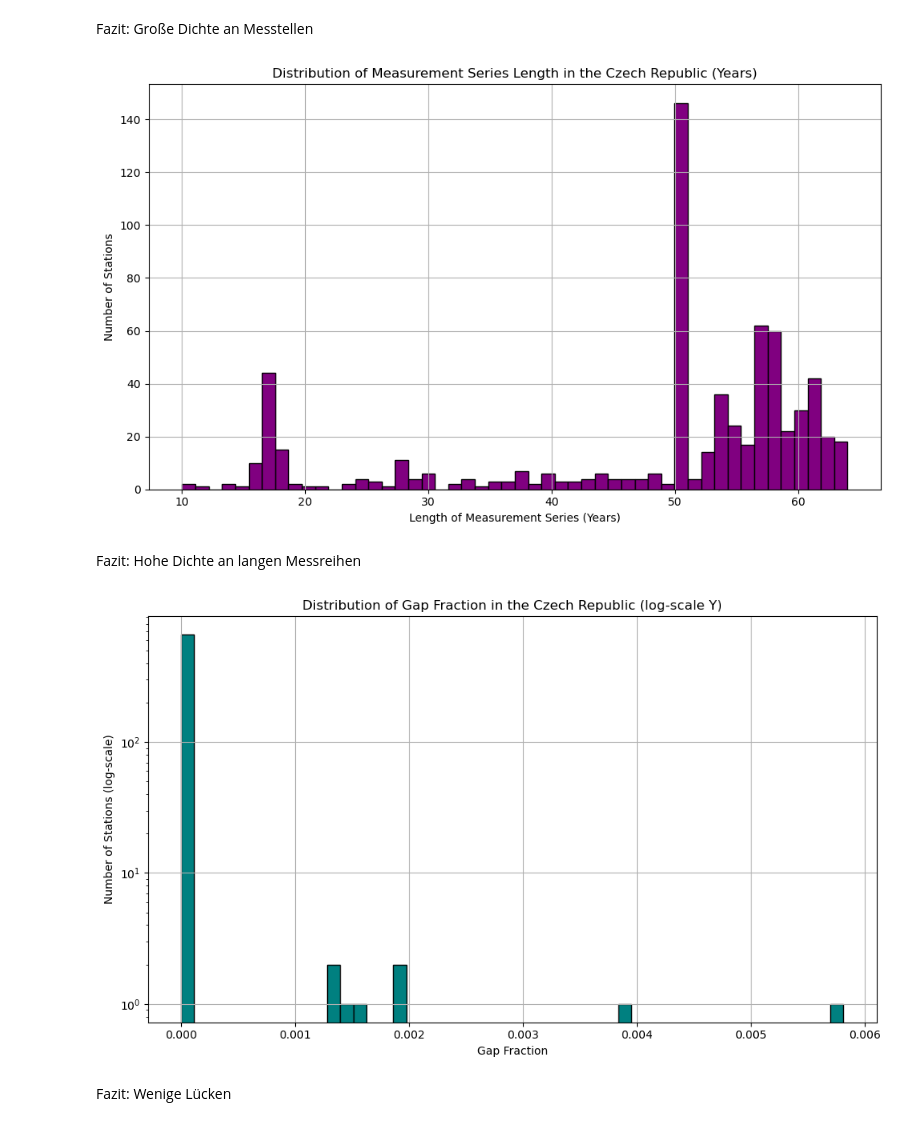
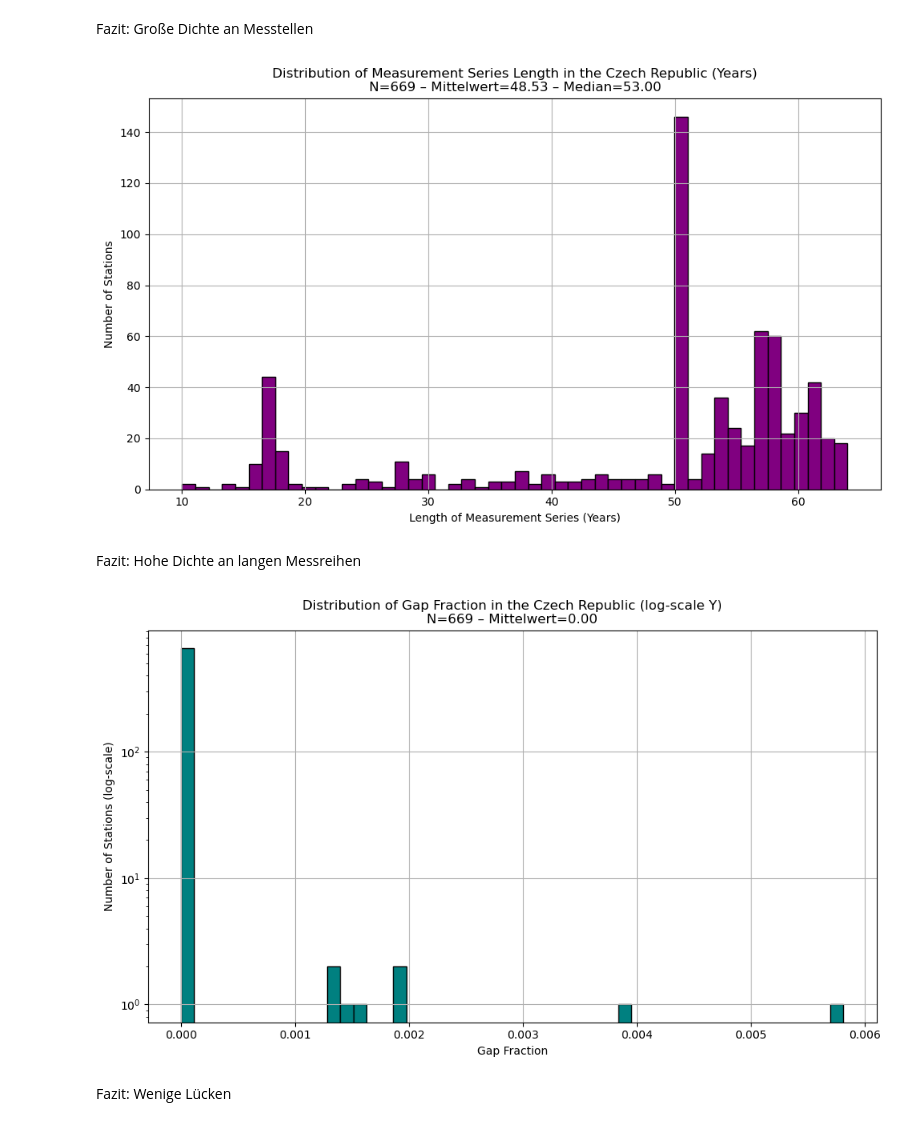
Before and after one commit to Tarikorgun/ML-Python, a Jupyter notebook: Plotsjy.ipynb, the cells around one changed output. Saved outputs shown, nothing was run; the diff lists cells and outputs as text; code cells hidden in the pictures.

```diff
--- a/Plotsjy.ipynb
+++ b/Plotsjy.ipynb
@@ -319,30 +341,58 @@ Fazit: Große Dichte an Messtellen
 # %%
 # Histogram showing the distribution of measurement series length in the Czech Republic
 # This plot provides insights into how long monitoring data has been collected at stations in the Czech Republic.
-plt.figure(figsize=(10, 6))
-df_cz['length_years'].dropna().hist(bins=50, color='purple', edgecolor='black')
-plt.title("Distribution of Measurement Series Length in the Czech Republic (Years)")
-plt.xlabel("Length of Measurement Series (Years)")
-plt.ylabel("Number of Stations")
-plt.tight_layout()
-plt.show()
+
+if 'length_years' in df_cz.columns:
+    # Key Values
+    series_lengths = df_cz['length_years'].dropna()
+    mean_length = series_lengths.mean()
+    median_length = series_lengths.median()
+    count_length = series_lengths.count()
+
+    # Generate Plot
+    plt.figure(figsize=(10, 6))
+    series_lengths.hist(bins=50, color='purple', edgecolor='black')
+    plt.title(
+        f"Distribution of Measurement Series Length in the Czech Republic (Years)\n"
+        f"N={count_length} – Mittelwert={mean_length:.2f} – Median={median_length:.2f}"
+    )
+    plt.xlabel("Length of Measurement Series (Years)")
+    plt.ylabel("Number of Stations")
+    plt.tight_layout()
+    plt.show()
+else:
+    print("Column 'length_years' not found in df_cz. Skipping histogram.")
 # %% [output]
-[figure, old version]
+[figure, new version]
 # %% [markdown]
 Fazit: Hohe Dichte an langen Messreihen
 # %%
 # Histogram showing the distribution of gap fraction in the Czech Republic (with log-scale y-axis)
 # This plot helps to understand the completeness of data, with a log scale to emphasize the frequency of low gap fractions.
-plt.figure(figsize=(10, 6))
-df_cz['gap_fraction'].dropna().hist(bins=50, color='teal', edgecolor='black')
-plt.title("Distribution of Gap Fraction in the Czech Republic (log-scale Y)")
-plt.xlabel("Gap Fraction")
-plt.ylabel("Number of Stations (log-scale)")
-plt.yscale('log') # Use log scale for y-axis to better visualize the distribution of lower gap fractions
-plt.tight_layout()
-plt.show()
+
+if 'gap_fraction' in df_cz.columns:
+    #  Key Values
+    gap_values = df_cz['gap_fraction'].dropna()
+    mean_gap = gap_values.mean()
+
+    count_gap = gap_values.count()
+
+    # Genertate Plot
+    plt.figure(figsize=(10, 6))
+    gap_values.hist(bins=50, color='teal', edgecolor='black')
+    plt.title(
+        f"Distribution of Gap Fraction in the Czech Republic (log-scale Y)\n"
+        f"N={count_gap} – Mittelwert={mean_gap:.2f}"
+    )
+    plt.xlabel("Gap Fraction")
+    plt.ylabel("Number of Stations (log-scale)")
+    plt.yscale('log')  # Logarithmic y-Axis
+    plt.tight_layout()
+    plt.show()
+else:
+    print("Column 'gap_fraction' not found in df_cz. Skipping histogram.")
 # %% [output]
-[figure, old version]
+[figure, new version]
 # %% [markdown]
 Fazit: Wenige Lücken
 # %%
```
Also changed, not shown: parts of 8 cells of this notebook.
